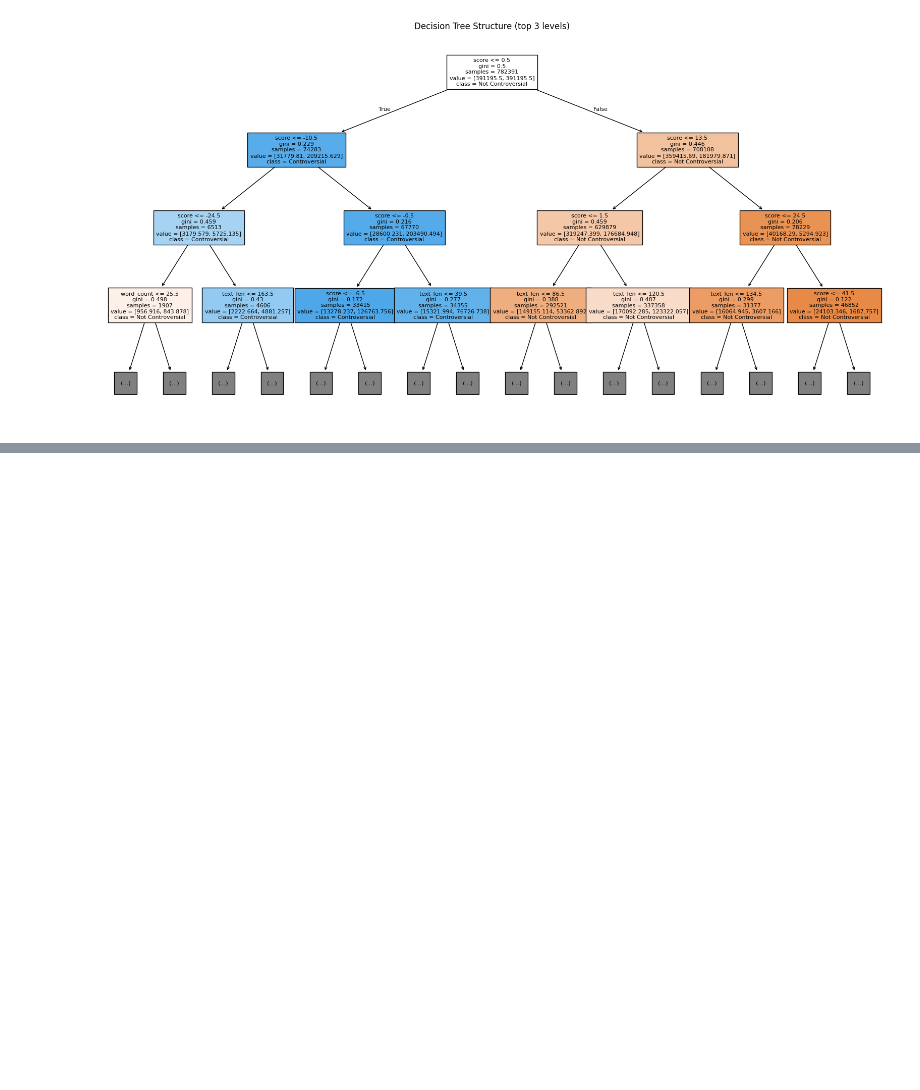
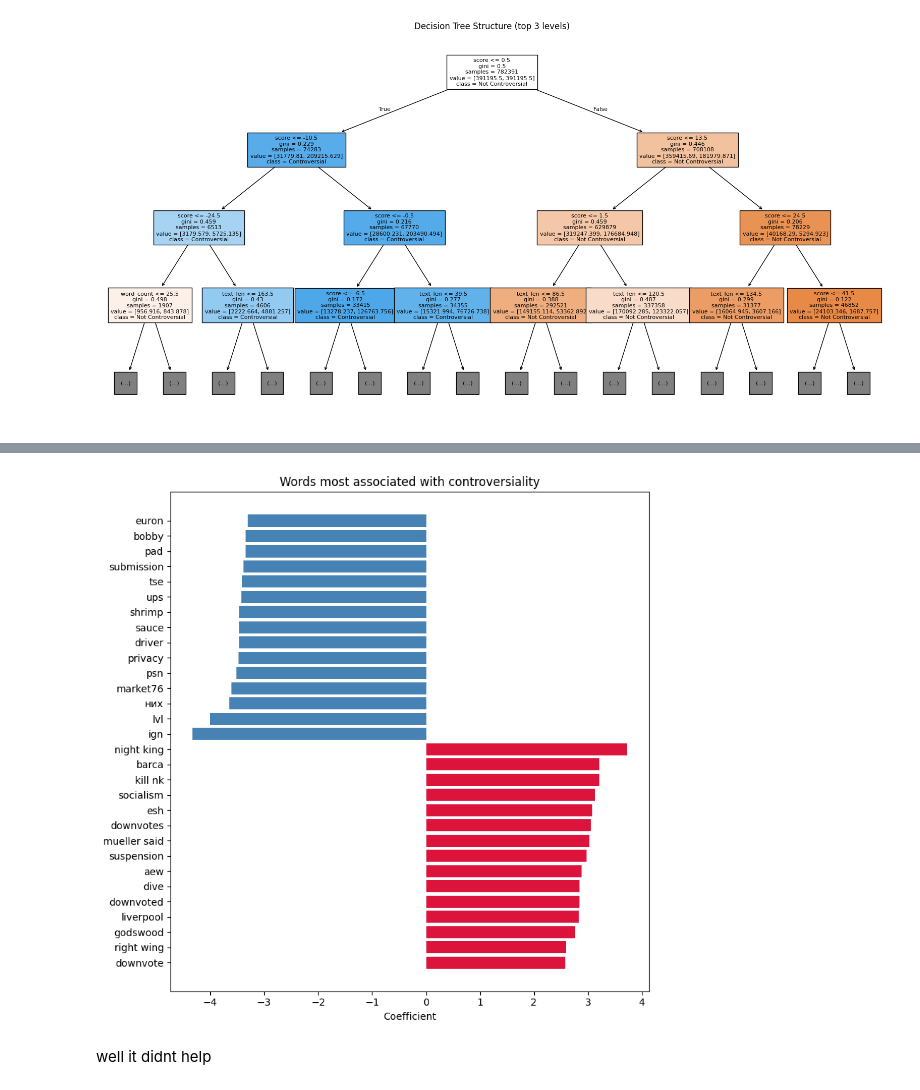
Before and after one commit to mayuri-um/riri-gpt, a Jupyter notebook: dataset.ipynb, the cells around one changed output, grey strips where cells are left out. Cells and saved outputs as stored; diff of their text form; code cells hidden in the pictures; blank space fills up the shorter version.

```diff
--- a/dataset.ipynb
+++ b/dataset.ipynb
@@ -387,0 +442,13 @@ plt.show()
+# %%
+from sklearn.linear_model import LogisticRegression
+from sklearn.metrics import f1_score, roc_auc_score, average_precision_score
+
+log_reg_tfidf = LogisticRegression(class_weight='balanced', max_iter=1000, random_state=42)
+log_reg_tfidf.fit(X_train_tfidf, y_train)
+
+y_pred_tfidf = log_reg_tfidf.predict(X_test_tfidf)
+y_prob_tfidf = log_reg_tfidf.predict_proba(X_test_tfidf)[:, 1]
+
+print(f"F1 score:  {f1_score(y_test, y_pred_tfidf):.3f}")
+print(f"ROC AUC:   {roc_auc_score(y_test, y_prob_tfidf):.3f}")
+print(f"PR AUC:    {average_precision_score(y_test, y_prob_tfidf):.3f}")
@@ -387,0 +474,16 @@ plt.show()
+# %%
+import numpy as np
+
+feature_names = np.array(tfidf.get_feature_names_out())
+coefs = log_reg_tfidf.coef_[0]
+
+top_pos_idx = np.argsort(coefs)[-15:]
+top_neg_idx = np.argsort(coefs)[:15]
+
+print("Top words pushing toward CONTROVERSIAL:")
+for i in reversed(top_pos_idx):
+    print(f"  {feature_names[i]}: {coefs[i]:.3f}")
+
+print("\nTop words pushing toward NOT controversial:")
+for i in top_neg_idx:
+    print(f"  {feature_names[i]}: {coefs[i]:.3f}")
@@ -387,0 +508,14 @@ plt.show()
+# %%
+import matplotlib.pyplot as plt
+
+plt.figure(figsize=(8, 8))
+plt.barh(feature_names[top_pos_idx], coefs[top_pos_idx], color='crimson')
+plt.barh(feature_names[top_neg_idx], coefs[top_neg_idx], color='steelblue')
+plt.xlabel('Coefficient')
+plt.title('Words most associated with controversiality')
+plt.tight_layout()
+plt.show()
+# %% [output]
+[figure, added]
+# %% [markdown]
+well it didnt help
```
Also changed, not shown: parts of 9 cells of this notebook.
